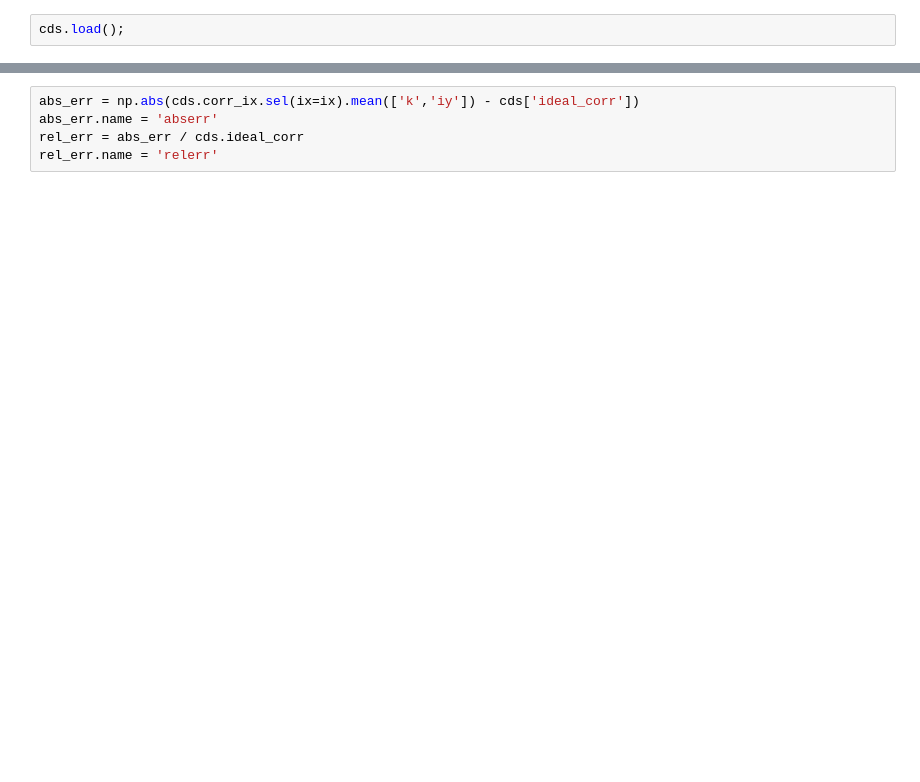
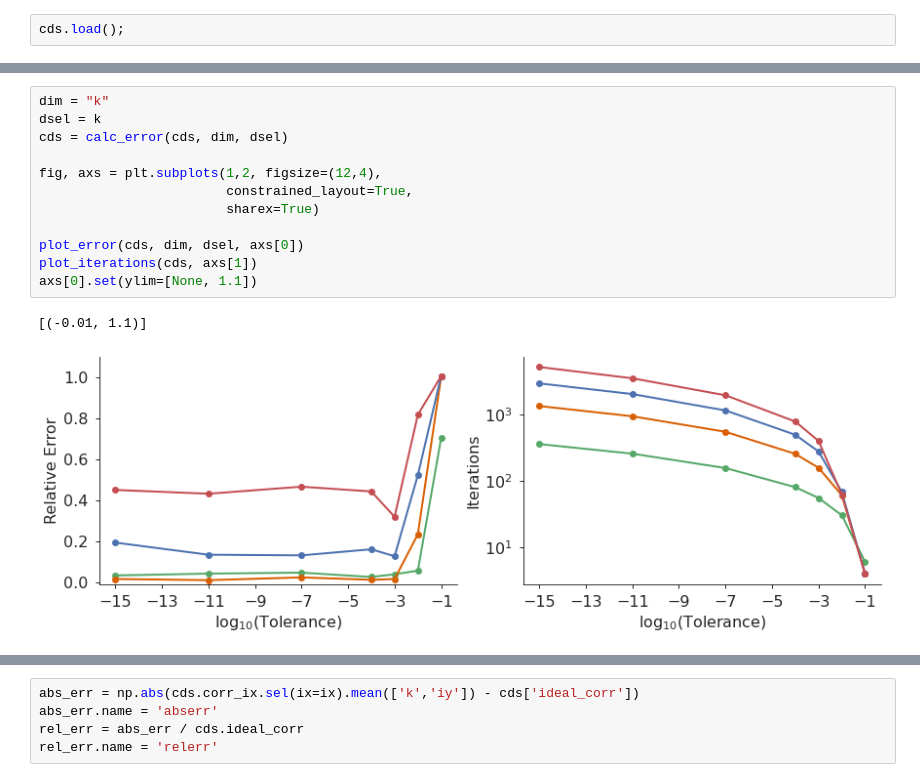
Before and after one commit to timothyas/generic-matern-covariance, a Jupyter notebook: src/plot_llc_matern_theory_tol.ipynb, the cells around one changed output, grey strips where cells are left out. Cells and saved outputs as stored; diff of their text form; blank space fills up the shorter version.

```diff
--- a/src/plot_llc_matern_theory_tol.ipynb
+++ b/src/plot_llc_matern_theory_tol.ipynb
@@ -316,0 +138,15 @@ xx = cds.corr_ix.sel(ix=ix).mean(['k','iy'])
+# %%
+dim = "k"
+dsel = k
+cds = calc_error(cds, dim, dsel)
+
+fig, axs = plt.subplots(1,2, figsize=(12,4),
+                        constrained_layout=True,
+                        sharex=True)
+
+plot_error(cds, dim, dsel, axs[0])
+plot_iterations(cds, axs[1])
+axs[0].set(ylim=[None, 1.1])
+# %% [output]
+[(-0.01, 1.1)]
+[figure, added]
```
Also changed, not shown: parts of 67 cells of this notebook, 1 other file.
